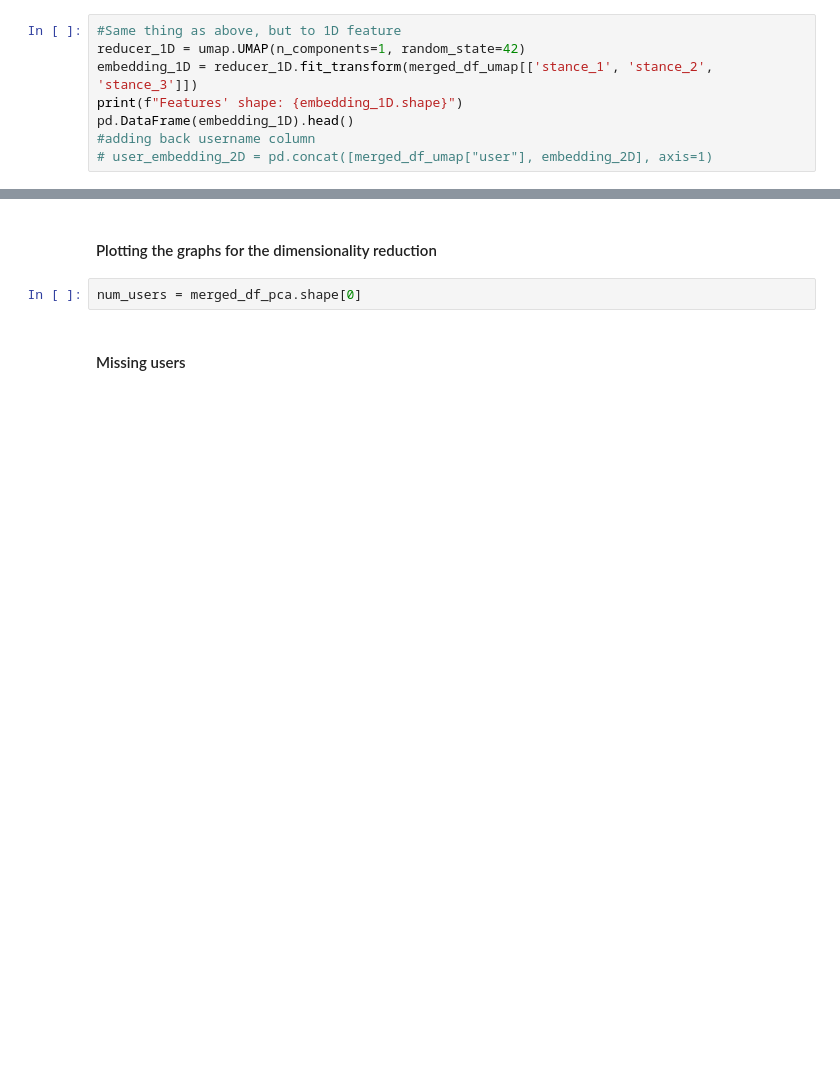
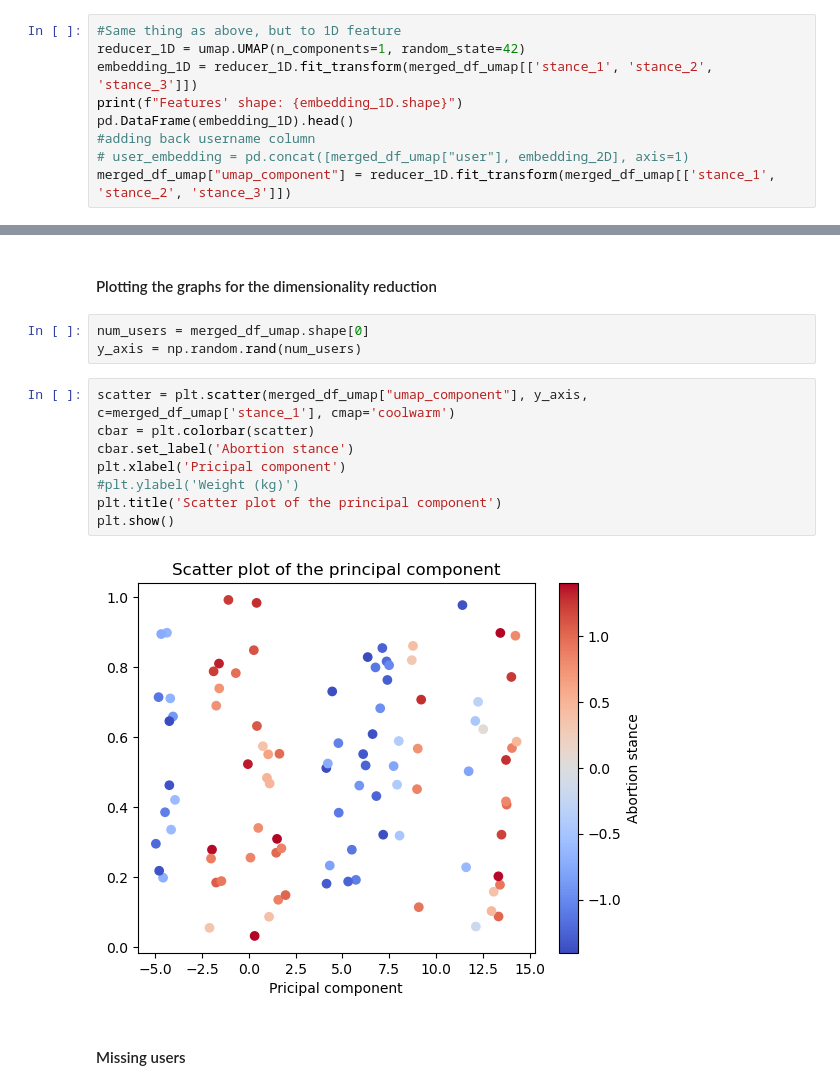
Before and after one commit to b0psheva27/BSc_project_polarization, a Jupyter notebook: 09_scores.ipynb, the cells around one changed output, grey strips where cells are left out. Cells and saved outputs as stored; diff of their text form; blank space fills up the shorter version.

Commit message:
Added plots for dimensionality reduction + made functions script
Co-Authored-By: b0psheva27 <129192578+b0psheva27@users.noreply.github.com>

```diff
--- a/09_scores.ipynb
+++ b/09_scores.ipynb
@@ -168,6 +186,7 @@ embedding_1D = reducer_1D.fit_transform(merged_df_umap[['stance_1', 'stance_2',
 print(f"Features' shape: {embedding_1D.shape}")
 pd.DataFrame(embedding_1D).head()
 #adding back username column
-# user_embedding_2D = pd.concat([merged_df_umap["user"], embedding_2D], axis=1)
+# user_embedding = pd.concat([merged_df_umap["user"], embedding_2D], axis=1)
+merged_df_umap["umap_component"] = reducer_1D.fit_transform(merged_df_umap[['stance_1', 'stance_2', 'stance_3']])
 # %% [output]
 Features' shape: (96, 1)
@@ -254,7 +294,18 @@ array([0.45081986])
 # %% [markdown]
 #### Plotting the graphs for the dimensionality reduction
 # %%
-num_users = merged_df_pca.shape[0]
+num_users = merged_df_umap.shape[0]
+y_axis = np.random.rand(num_users)
+# %%
+scatter = plt.scatter(merged_df_umap["umap_component"], y_axis, c=merged_df_umap['stance_1'], cmap='coolwarm')
+cbar = plt.colorbar(scatter)
+cbar.set_label('Abortion stance')
+plt.xlabel('Pricipal component')
+#plt.ylabel('Weight (kg)')
+plt.title('Scatter plot of the principal component')
+plt.show()
+# %% [output]
+[figure, added]
 # %% [markdown]
 #### Missing users
 # %%
```
Also changed, not shown: parts of 7 cells of this notebook, 1 other file.
